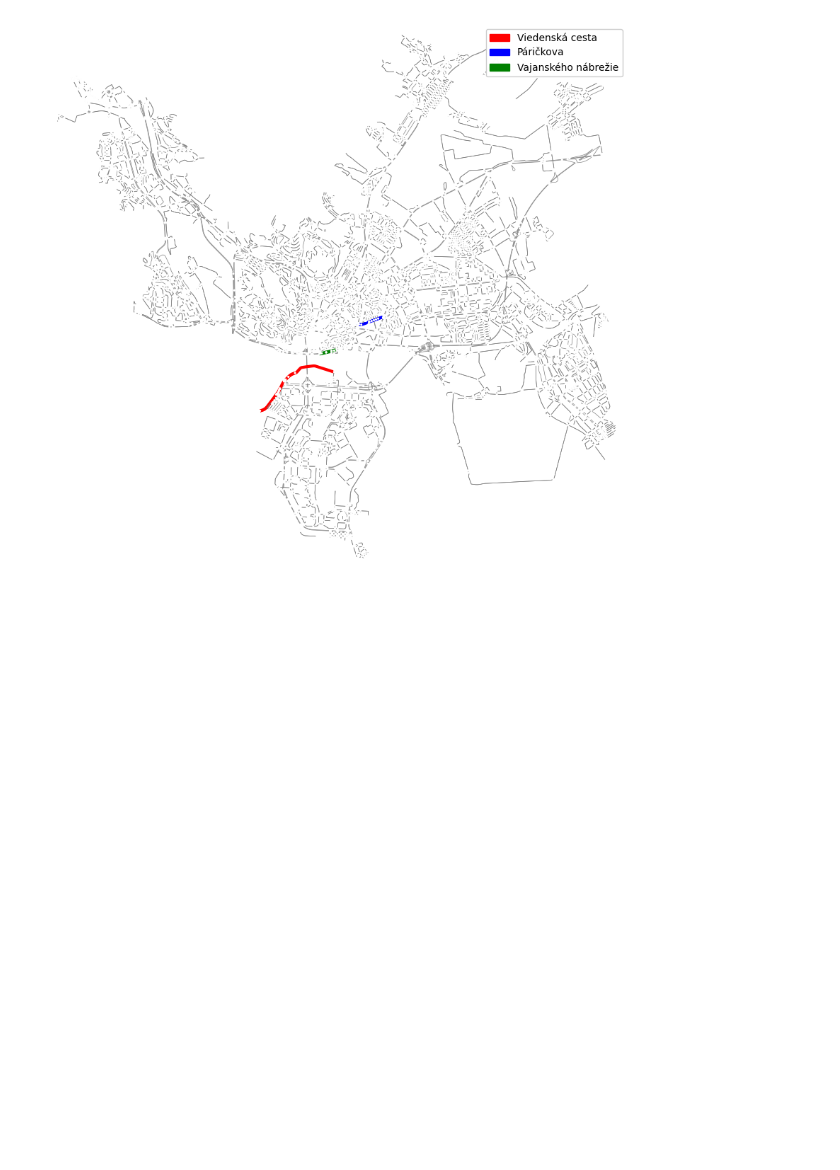
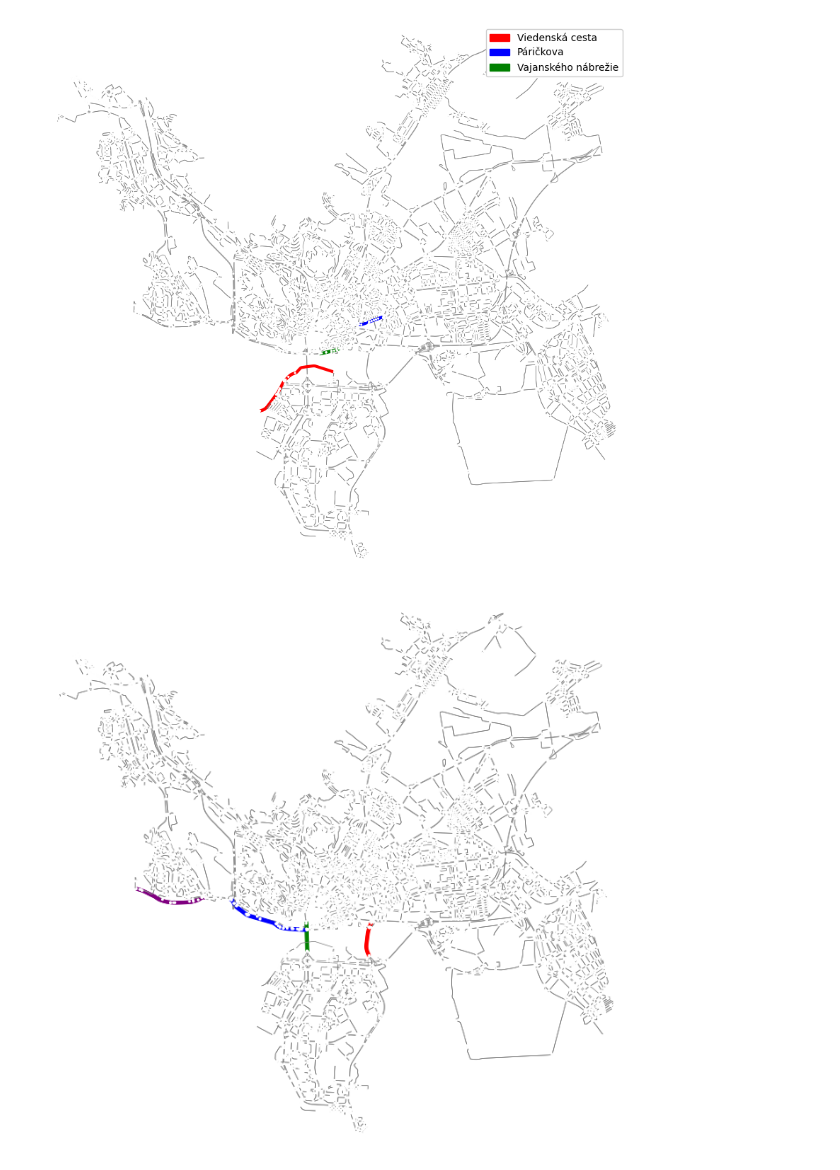
Before and after one commit to sugy-w/PRIDAV-JPD, a Jupyter notebook: Visuals of bicycle routes/visualizer.ipynb, the cells around one changed output. Cells and saved outputs as stored; diff of their text form; code cells hidden in the pictures; blank space fills up the shorter version.

```diff
--- a/Visuals of bicycle routes/visualizer.ipynb
+++ b/Visuals of bicycle routes/visualizer.ipynb
@@ -139,3 +121,14 @@ plt.tight_layout()
 plt.show()
 # %% [output]
 [figure]
+# %%
+investigate = {
+    'Most Apollo': 'red',
+    'Nábrežie arm. gen. Ludvíka Svobodu': 'blue',
+    'Most SNP': 'green',
+    'Devínska cesta': 'purple',
+}
+edges = make_edges(G, investigate)
+fig, ax = plot_graph(G, edges)
+# %% [output]
+[figure, added]
```
Also changed, not shown: parts of 11 cells of this notebook.
